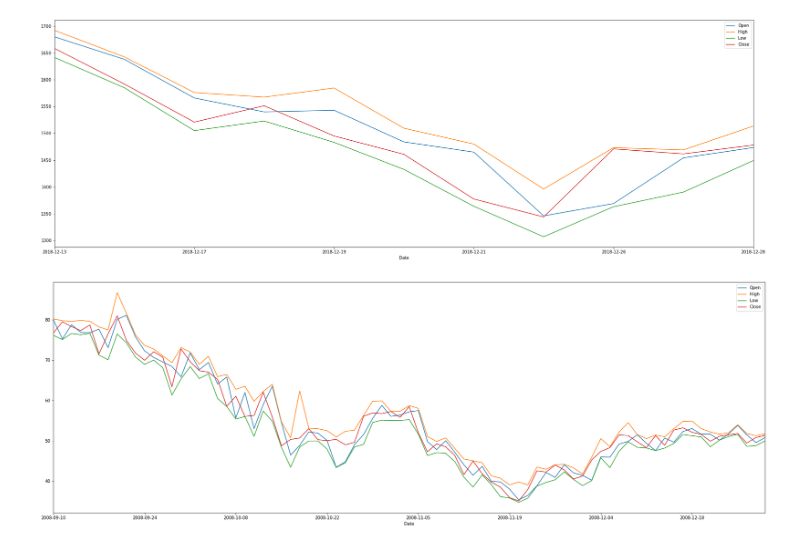
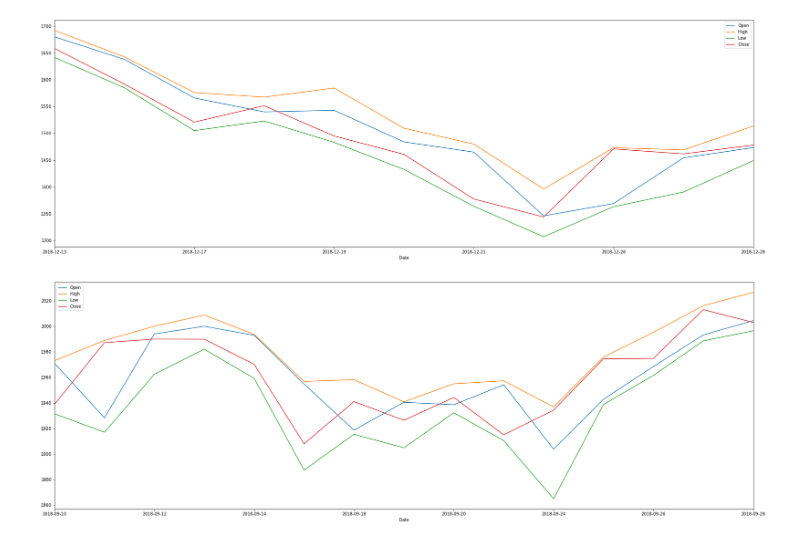
Before and after one commit to Avik9/Stock_Predictor, a Jupyter notebook: Stocks_Predictor/Stocks_Predictor_Amazon.ipynb, the cells around one changed output. Drawn from its saved outputs; the diff is of its cells as text; code cells hidden in the pictures.

```diff
--- a/Stocks_Predictor/Stocks_predictor_main.ipynb
+++ b/Stocks_Predictor/Stocks_Predictor_Amazon.ipynb
@@ -74,13 +75,13 @@ plt.show()
 # %% [output]
 [figure]
 # %%
-rangeData = companyData[(companyData['Date'] > '2008-09-1') & (companyData['Date'] <= '2008-12-31')]
+rangeData = companyData[(companyData['Date'] > '2018-09-1') & (companyData['Date'] <= '2018-09-30')]
 ax = plt.gca()
 rangeData.plot(kind='line',x='Date',y='Open',ax=ax, figsize=(30, 10))
 rangeData.plot(kind='line',x='Date',y='High',ax=ax)
 rangeData.plot(kind='line',x='Date',y='Low',ax=ax)
 rangeData.plot(kind='line',x='Date',y='Close',ax=ax)
 
 plt.show()
 # %% [output]
-[figure, old version]
+[figure, new version]
```
Also changed, not shown: parts of 2 cells of this notebook, 1 other file.
